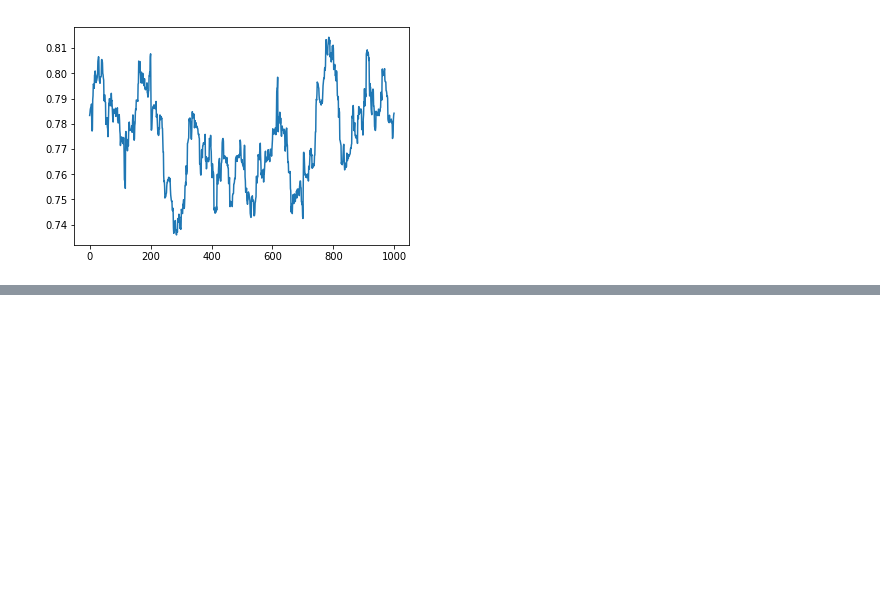
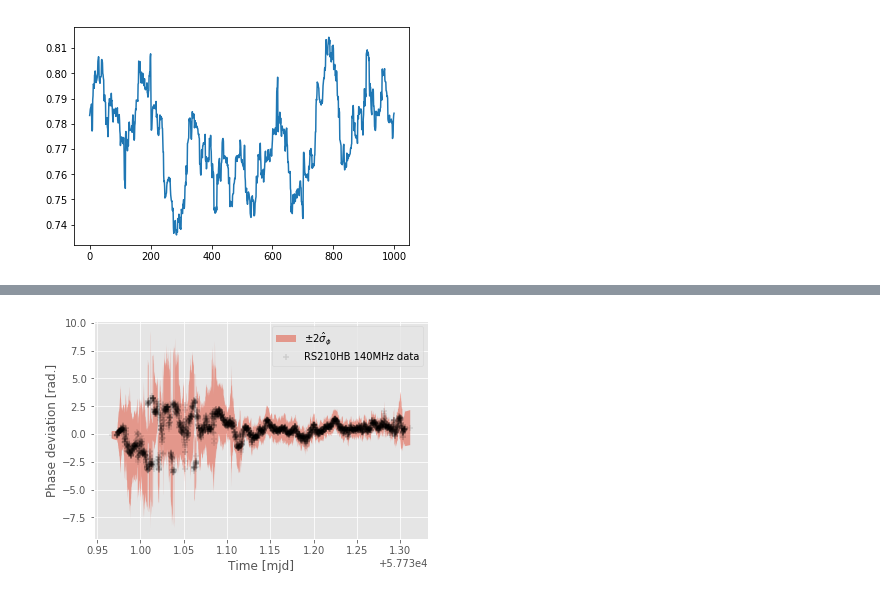
Before and after one commit to Joshuaalbert/bayes_tec, a Jupyter notebook: notebooks/devel/weights.ipynb, the cells around one changed output, grey strips where cells are left out. Cells and saved outputs as stored; diff of their text form; code cells hidden in the pictures; blank space fills up the shorter version.

Commit message:
pub plot

```diff
--- a/notebooks/devel/weights.ipynb
+++ b/notebooks/devel/weights.ipynb
@@ -113,3 +113,15 @@ plt.show()
 # %%
 plt.plot(w[51,:]/np.mean(w,axis=1))
 plt.show()
+# %%
+from bayes_tec.datapack import DataPack
+from bayes_tec.utils.data_utils import calculate_weights
+import numpy as np
+import pylab as plt
+plt.style.use('ggplot')
+# %%
+with DataPack('/net/rijn/data2/rvweeren/LOFARHBA_A665/DR2Josh/SOLSDIRjosh/P126+65_all_chan.hdf5',readonly=True) as d:
+    d.select(ant='RS210HBA')
+    Y,axes = d.phase
+    time = d.get_times(axes['time'])
+    N = 50
@@ -115,0 +142,17 @@ plt.show()
+# %%
+weights = calculate_weights(Y,indep_axis=-1,N=200,min_uncert=10*np.pi/180.)
+# %%
+var = 1./weights
+# %%
+std = np.sqrt(var)
+t = np.linspace(0,1,3600)
+# plt.fill_between(t,Y[0,0,0,0,:]-std[0,0,0,0,:],Y[0,0,0,0,:]+std[0,0,0,0,:],alpha=0.1,color='blue')
+plt.fill_between(time[1].mjd,Y[0,0,0,0,:]-2*std[0,0,0,0,:],Y[0,0,0,0,:]+2*std[0,0,0,0,:],alpha=0.5,label=r'$\pm2\hat{\sigma}_\phi$')#,color='blue')
+plt.scatter(time[1].mjd,Y[0,0,0,0,:],marker='+',alpha=0.1,color='black',label='RS210HB 140MHz data')
+plt.legend()
+plt.xlabel('Time [mjd]')
+plt.ylabel('Phase deviation [rad.]')
+plt.savefig('/home/albert/ftp/moving_variance.png')
+plt.show()
+# %% [output]
+[figure, added]
```
Also changed, not shown: parts of 3 cells of this notebook.
